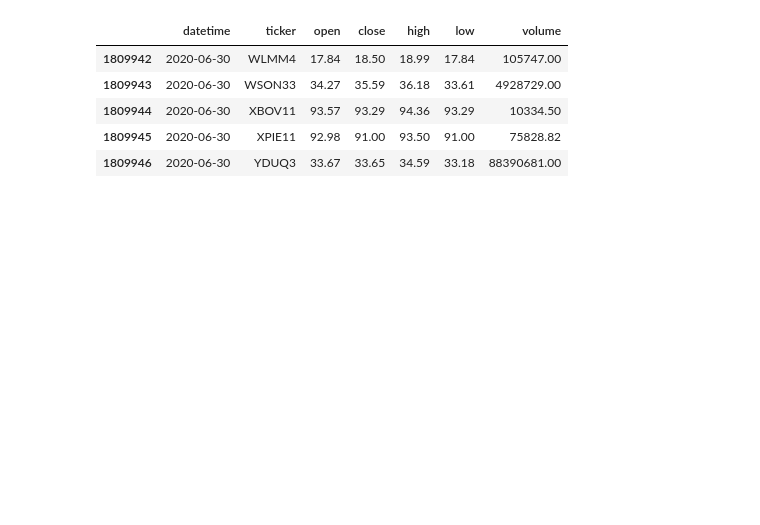
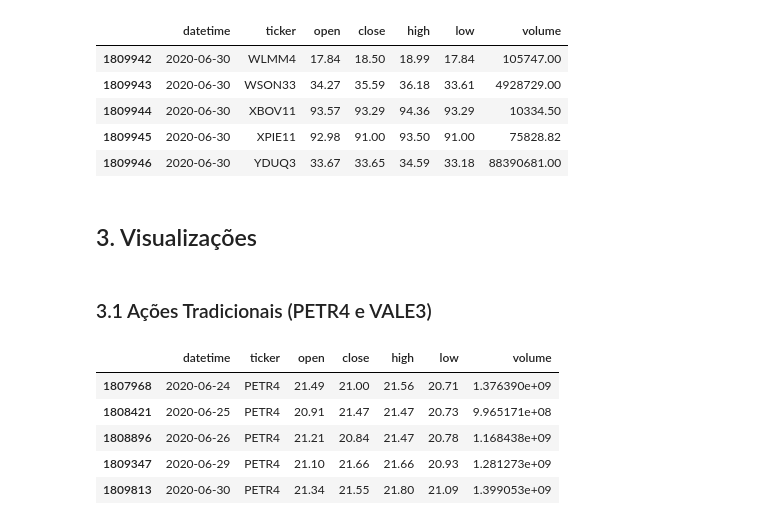
Before and after one commit to mso13/DataAnalysis-Ibovespa, a Jupyter notebook: src/Ibovespa Stocks Analysis.ipynb, the cells around one changed output. Cells and saved outputs as stored; diff of their text form; code cells hidden in the pictures; blank space fills up the shorter version.

```diff
--- a/src/Ibovespa Stocks Analysis.ipynb
+++ b/src/Ibovespa Stocks Analysis.ipynb
@@ -23,3 +47,24 @@ b3_stocks.tail()
 | 1809944 | 2020-06-30 | XBOV11 | 93.57 | 93.29 | 94.36 | 93.29 | 10334.50 |
 | 1809945 | 2020-06-30 | XPIE11 | 92.98 | 91.00 | 93.50 | 91.00 | 75828.82 |
 | 1809946 | 2020-06-30 | YDUQ3 | 33.67 | 33.65 | 34.59 | 33.18 | 88390681.00 |
+# %% [markdown]
+## 3. Visualizações
+# %% [markdown]
+### 3.1 Ações Tradicionais (PETR4 e VALE3)
+# %%
+petr4 = b3_stocks[(b3_stocks['ticker'] == 'PETR4') & (b3_stocks['datetime'] >= '2015-01-01')]
+petr4_dates = pd.to_datetime(petr4['datetime'])
+petr4_close = petr4['close']
+
+vale3 = b3_stocks[(b3_stocks['ticker'] == 'VALE3') & (b3_stocks['datetime'] >= '2015-01-01')]
+vale3_dates = pd.to_datetime(vale3['datetime'])
+vale3_close = vale3['close']
+# %%
+petr4.tail()
+# %% [output]
+|  | datetime | ticker | open | close | high | low | volume |
+| 1807968 | 2020-06-24 | PETR4 | 21.49 | 21.00 | 21.56 | 20.71 | 1.376390e+09 |
+| 1808421 | 2020-06-25 | PETR4 | 20.91 | 21.47 | 21.47 | 20.73 | 9.965171e+08 |
+| 1808896 | 2020-06-26 | PETR4 | 21.21 | 20.84 | 21.47 | 20.78 | 1.168438e+09 |
+| 1809347 | 2020-06-29 | PETR4 | 21.10 | 21.66 | 21.66 | 20.93 | 1.281273e+09 |
+| 1809813 | 2020-06-30 | PETR4 | 21.34 | 21.55 | 21.80 | 21.09 | 1.399053e+09 |
```
Also changed, not shown: parts of 16 cells of this notebook.
